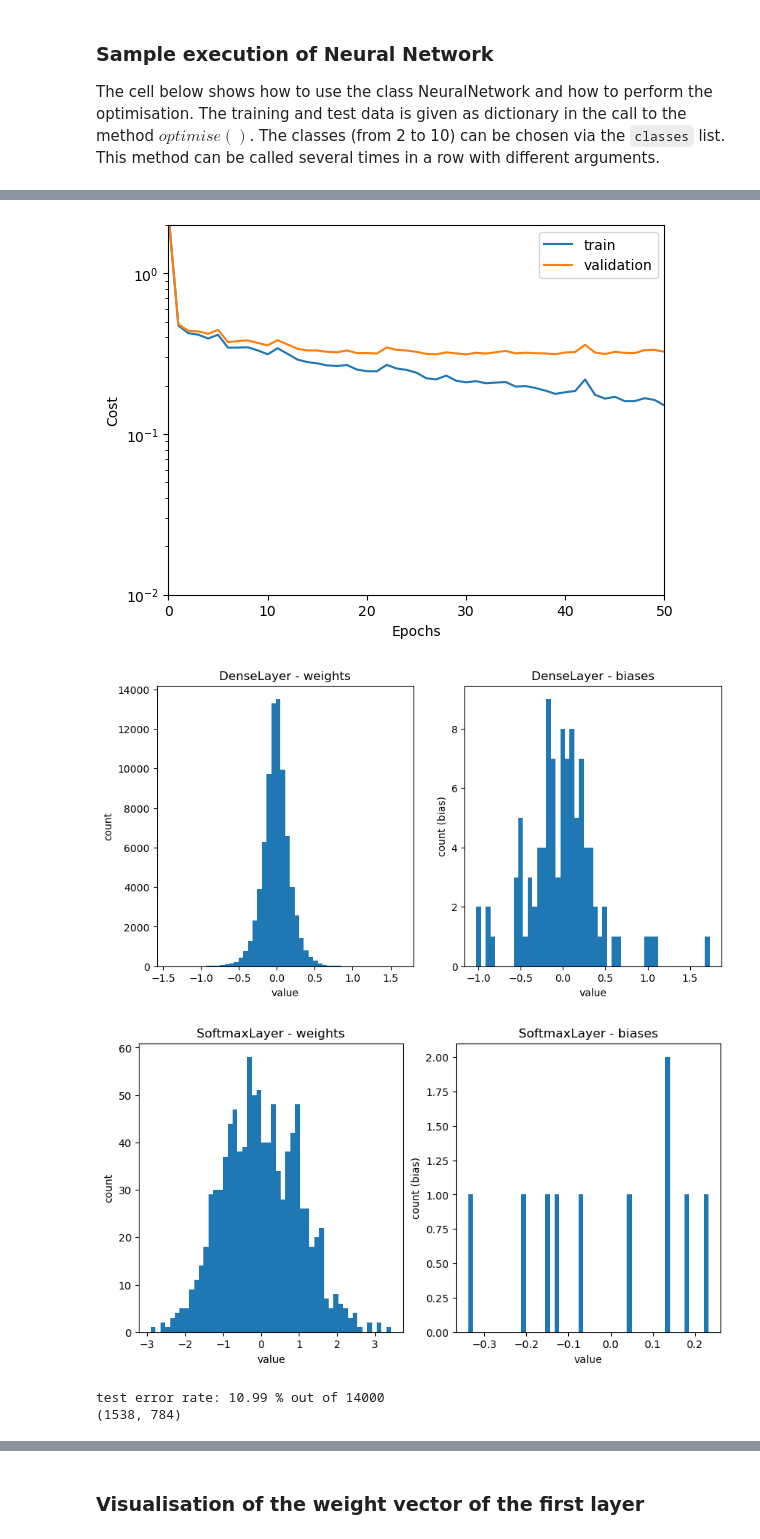
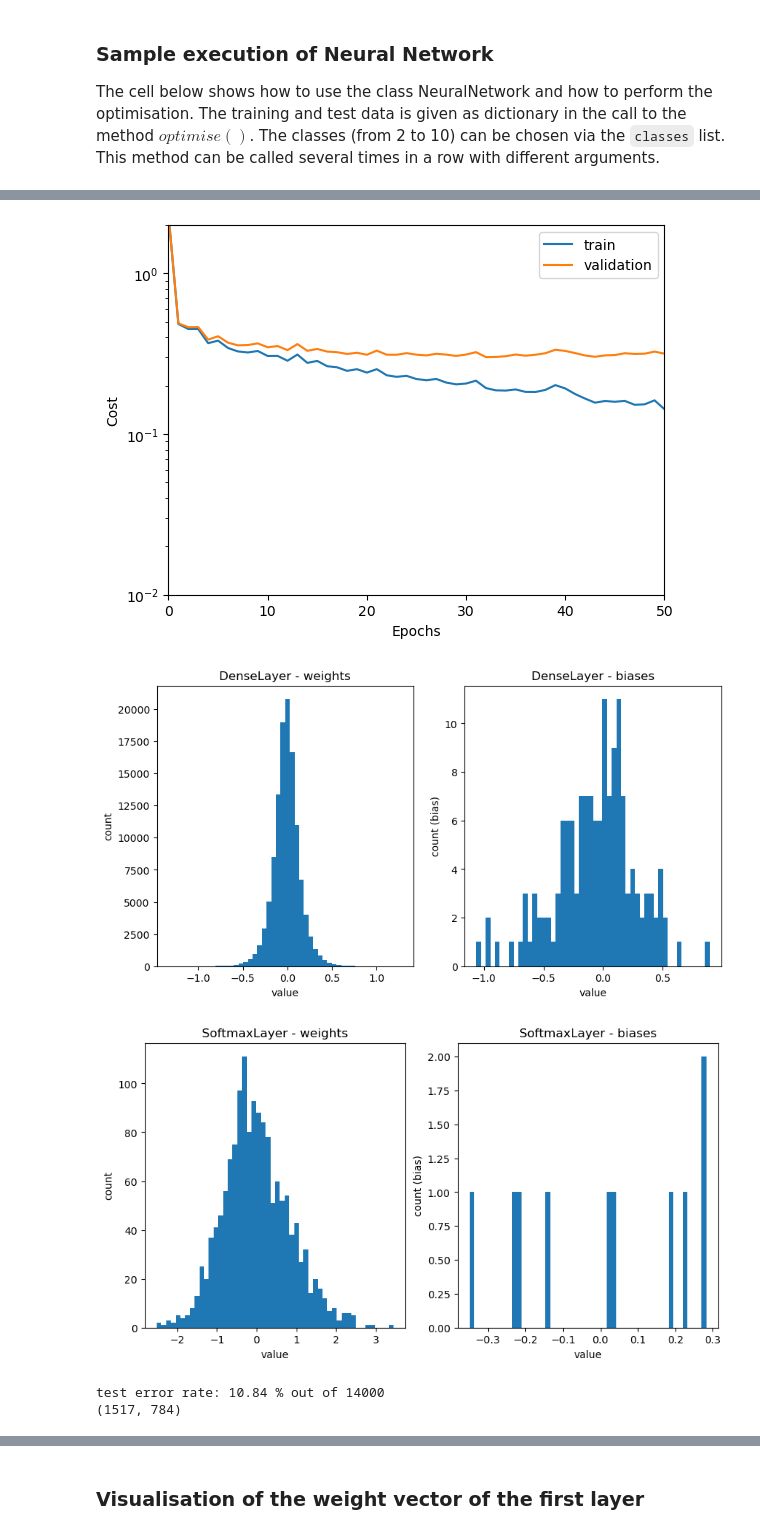
Before and after one commit to ODAncona/tsm_delearn_lab, a Jupyter notebook: PW04_Back-Propagation/mlp_stud.ipynb, the cells around one changed output, grey strips where cells are left out. Cells and saved outputs as stored; diff of their text form; code cells hidden in the pictures.

```diff
--- a/PW04_Back-Propagation/mlp_stud.ipynb
+++ b/PW04_Back-Propagation/mlp_stud.ipynb
@@ -722,7 +722,7 @@ data = {'x_train' : x_train[:valid_ind,:], 'y_train' : y_train[:valid_ind],  \
                'x_val' : x_train[valid_ind:,:], 'y_val' : y_train[valid_ind:]}
 
 #choose the hyperparameters you want to use for the initialisation
-hidden_neurons = 100
+hidden_neurons = 150
 random_std = 0.05
 #additional hidden layers can be added in the list
 size_in = x_train.shape[1]
@@ -769,8 +769,8 @@ result after 50 epochs, train: cost 0.15082, error 0.05315 ; validation: cost 0.
-[figure, old version]
+[figure, new version]
-[figure, old version]
+[figure, new version]
-[figure, old version]
+[figure, new version]
-test error rate: 10.99 % out of 14000
-(1538, 784)
+test error rate: 10.84 % out of 14000
+(1517, 784)
 # %%
 #analyse false classified training or test images
 y_pred = np.argmax(NNet.propagate(x_test), axis=1)
```
Also changed, not shown: parts of 3 cells of this notebook, 5 other files.
